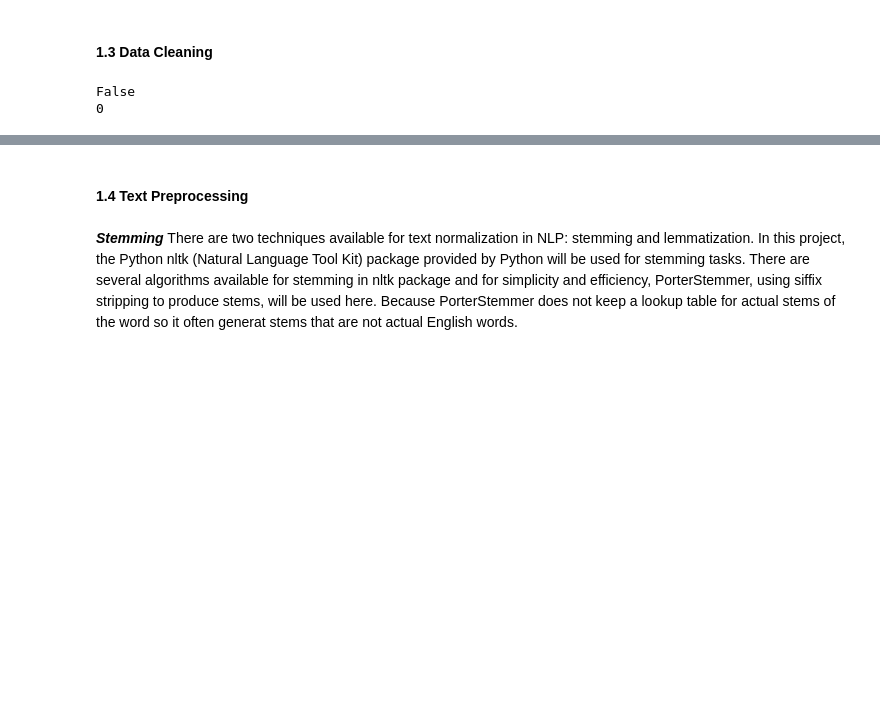
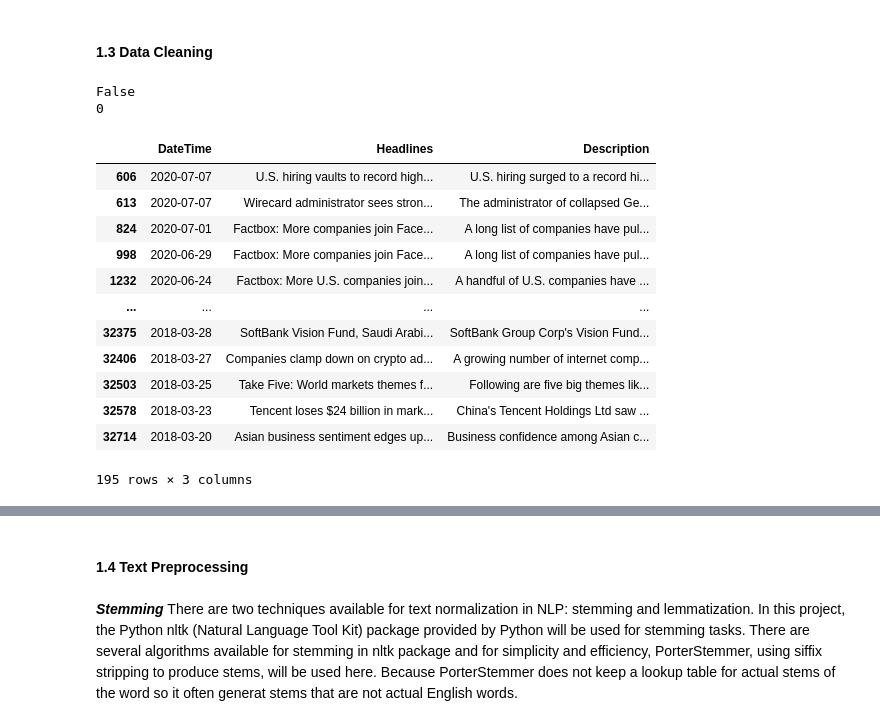
Before and after one commit to j990345/News-To-Stock-Markets, a Jupyter notebook: Notebooks/News-To-Stock-Market.ipynb, the cells around one changed output, grey strips where cells are left out. Saved outputs shown, nothing was run; the diff lists cells and outputs as text; code cells hidden in the pictures; blank space fills up the shorter version.

Commit message:
Update data cleaning section

```diff
--- a/Notebooks/News-To-Stock-Market.ipynb
+++ b/Notebooks/News-To-Stock-Market.ipynb
@@ -78,3 +85,20 @@ print(df.isnull().sum().sum())
 # %% [output]
 False
 0
+# %%
+#Check duplicate data
+df[df.duplicated(['Headlines'])]
+# %% [output]
+|  | DateTime | Headlines | Description |
+| 606 | 2020-07-07 | U.S. hiring vaults to record high... | U.S. hiring surged to a record hi... |
+| 613 | 2020-07-07 | Wirecard administrator sees stron... | The administrator of collapsed Ge... |
+| 824 | 2020-07-01 | Factbox: More companies join Face... | A long list of companies have pul... |
+| 998 | 2020-06-29 | Factbox: More companies join Face... | A long list of companies have pul... |
+| 1232 | 2020-06-24 | Factbox: More U.S. companies join... | A handful of U.S. companies have ... |
+| ... | ... | ... | ... |
+| 32375 | 2018-03-28 | SoftBank Vision Fund, Saudi Arabi... | SoftBank Group Corp's Vision Fund... |
+| 32406 | 2018-03-27 | Companies clamp down on crypto ad... | A growing number of internet comp... |
+| 32503 | 2018-03-25 | Take Five: World markets themes f... | Following are five big themes lik... |
+| 32578 | 2018-03-23 | Tencent loses $24 billion in mark... | China's Tencent Holdings Ltd saw ... |
+| 32714 | 2018-03-20 | Asian business sentiment edges up... | Business confidence among Asian c... |
+195 rows × 3 columns
```
Also changed, not shown: parts of 11 cells of this notebook, 1 other file.
